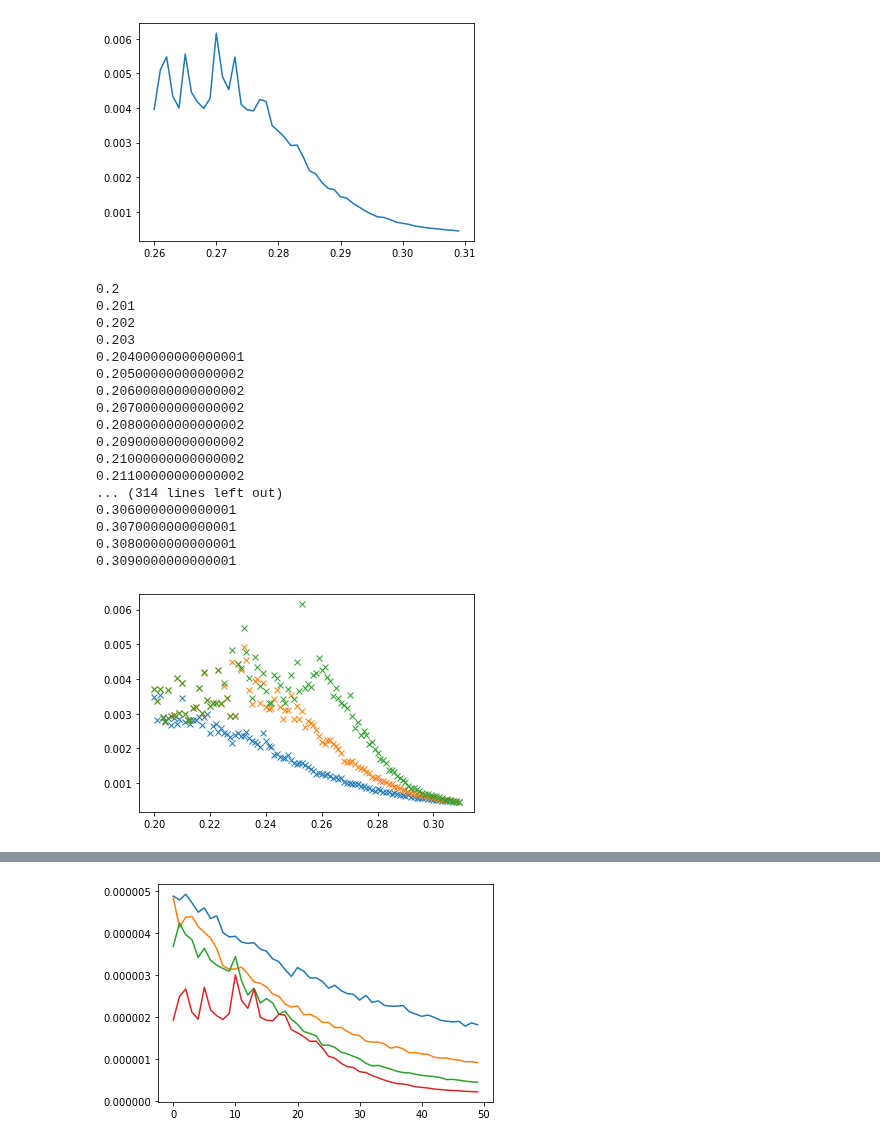
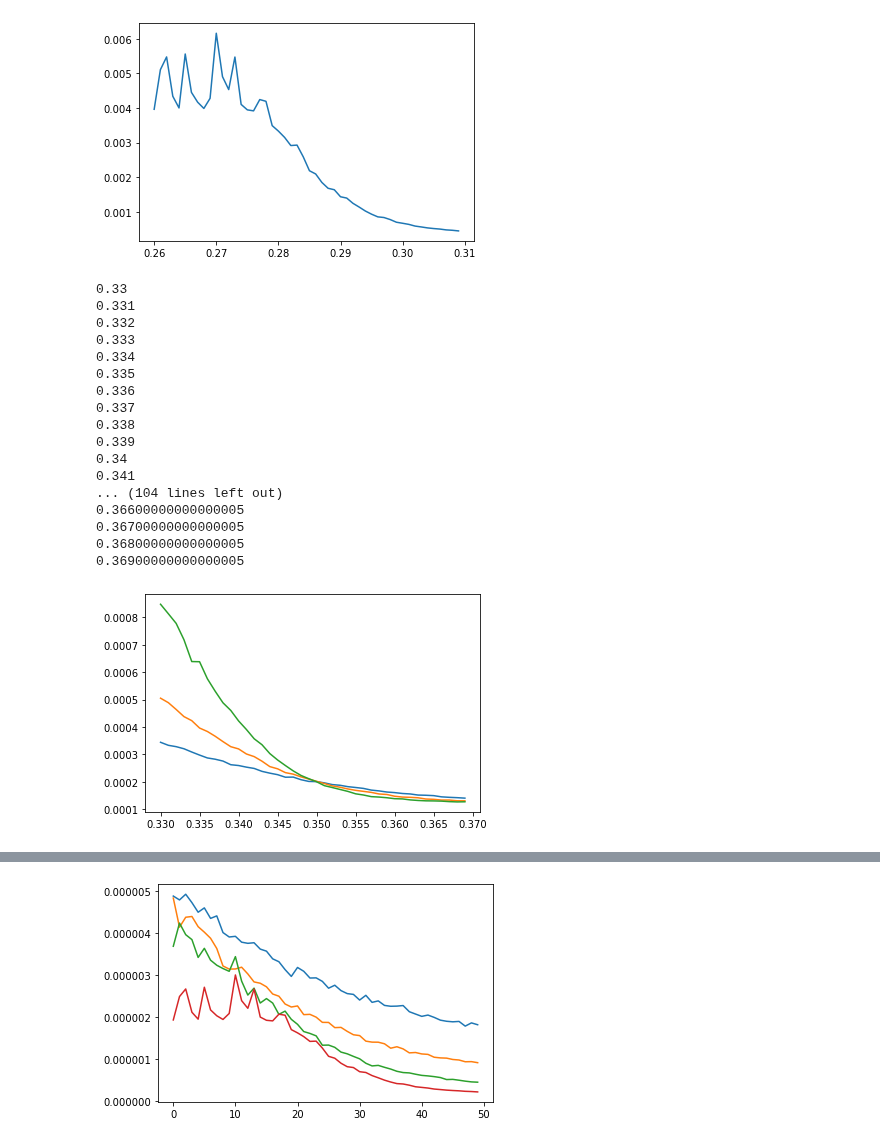
Before and after one commit to Irene-Li/BARW, a Jupyter notebook: BARW/plot_mult_data.ipynb, the cells around one changed output, grey strips where cells are left out. Saved outputs shown, nothing was run; the diff lists cells and outputs as text; code cells hidden in the pictures.

```diff
--- a/BARW/plot_mult_data.ipynb
+++ b/BARW/plot_mult_data.ipynb
@@ -9,13 +9,13 @@ You probably need to get an updated matplotlibrc file from
 https://github.com/matplotlib/matplotlib/blob/v3.1.2/matplotlibrc.template
 or from the matplotlib source distribution
 # %%
-L=2049  # system size 2**n+1
-N=5000 # number of realisations
+L=1025  # system size 2**n+1
+N=10000 # number of realisations
 
 p=0.34 # prob. of hopping in the same direction as the previous hop
 q=0.33
 
-hs = np.arange(0.260, 0.310, 0.001)
+hs = np.arange(0.33, 0.37, 0.001)
 n = int(np.floor(np.log2(L)) - 1)
 
 edge_reach_frac = []
@@ -26,7 +26,7 @@ actives = []
 passives = []
 
 for h in hs:
-    filename = 'pack/data_L{}_N{}_p{}_q{}_h{:.3f}.dat'.format(L, N, p, q, h)
+    filename = 'data/data_L{}_N{}_p{}_q{}_h{:.3f}.dat'.format(L, N, p, q, h)
     print(filename)
     file = open(filename)
     realisations, moments = read_file(file, verbose=False)
@@ -150,12 +150,12 @@ plt.show()
 # %%
 L=2049  # system size 2**n+1
 Ls = [257, 513, 1025]
-N=5000 # number of realisations
+N=10000 # number of realisations
 
 p=0.34 # prob. of hopping in the same direction as the previous hop
 q=0.33
 
-hs = np.arange(0.200, 0.310, 0.001)
+hs = np.arange(0.33, 0.37, 0.001)
 n = int(np.floor(np.log2(L)) - 1)
 binders = []
 
@@ -175,29 +175,29 @@ for L in Ls:
 
     binders.append(binder)
 # %% [output]
-0.2
-0.201
-0.202
-0.203
-0.20400000000000001
-0.20500000000000002
-0.20600000000000002
-0.20700000000000002
-0.20800000000000002
-0.20900000000000002
-0.21000000000000002
-0.21100000000000002
-... (314 lines left out)
-0.3060000000000001
-0.3070000000000001
-0.3080000000000001
-0.3090000000000001
+0.33
+0.331
+0.332
+0.333
+0.334
+0.335
+0.336
+0.337
+0.338
+0.339
+0.34
+0.341
+... (104 lines left out)
+0.36600000000000005
+0.36700000000000005
+0.36800000000000005
+0.36900000000000005
 # %%
 for b in binders:
-    plt.plot(hs, b, 'x')
+    plt.plot(hs, b)
 plt.show()
 # %% [output]
-[figure, old version]
+[figure, new version]
 # %%
 np.save('binders.npy', binders)
 # %%
```
Also changed, not shown: parts of 9 cells of this notebook.
